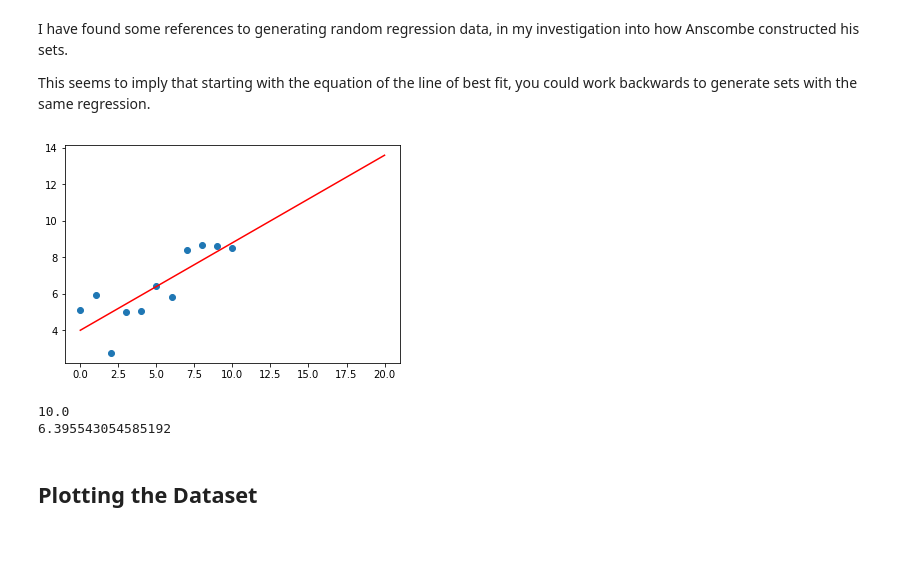
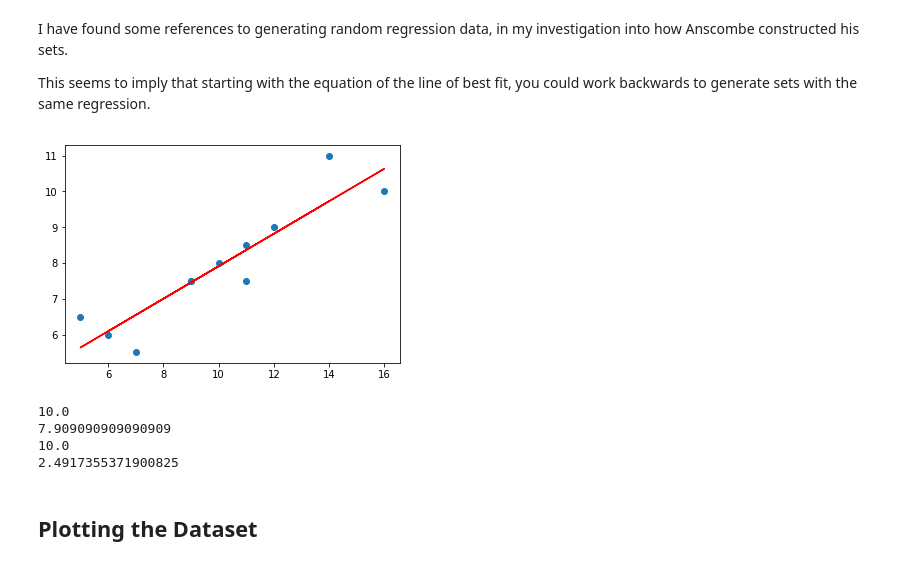
Before and after one commit to MarionMcG/data-analysis, a Jupyter notebook: anscombe.ipynb, the cells around one changed output. Drawn from its saved outputs; the diff is of its cells as text; code cells hidden in the pictures.

Commit message:
Generating random data that fits Anscombes quartet ctd.

```diff
--- a/anscombe.ipynb
+++ b/anscombe.ipynb
@@ -21,29 +21,37 @@ It is not known how Anscombe created his quartet. He encouraged the use of compu
 I have found some references to generating random regression data, in my investigation into how Anscombe constructed his sets.
 
 This seems to imply that starting with the equation of the line of best fit, you could work backwards to generate sets with the same regression.
+# %%
+# Choose the x values with mean 10}
+x = np.array([12, 16, 6, 14, 5, 7, 9, 10, 11, 11, 9])
+# %%
+y = 0.5*x + 3
+# %%
+#Generate some random noise
+noise = np.random.randint(0, 3, 11)
+y = np.array(y - noise)
 # %%
-noise = np.random.randn(500000)
-noise = np.random.choice(noise, 11)
-x = np.arange(11)
-y= 0.5*x +4
-
-y = y + noise
+#Plot the scatter graph
 plt.scatter(x, y)
+# Determine the slope and y intercept
 z= np.polyfit(x, y, 1)
 m, c = z
 
 # Plotting the best fit line in the domain 0 to 20
-x=np.arange(0, 21, 1)
-plt.plot(x, m*x+c, 'r-', label='Best fit line')
+plt.plot(x, m*x+c, 'r-')
 plt.show()
 # %% [output]
-[figure, old version]
+[figure, new version]
 # %%
 print(np.mean(x))
 print(np.mean(y))
+print(np.var(x))
+print(np.var(y))
 # %% [output]
 10.0
-6.395543054585192
+7.909090909090909
+10.0
+2.4917355371900825
 # %% [markdown]
 ## Plotting the Dataset
 # %%
```
